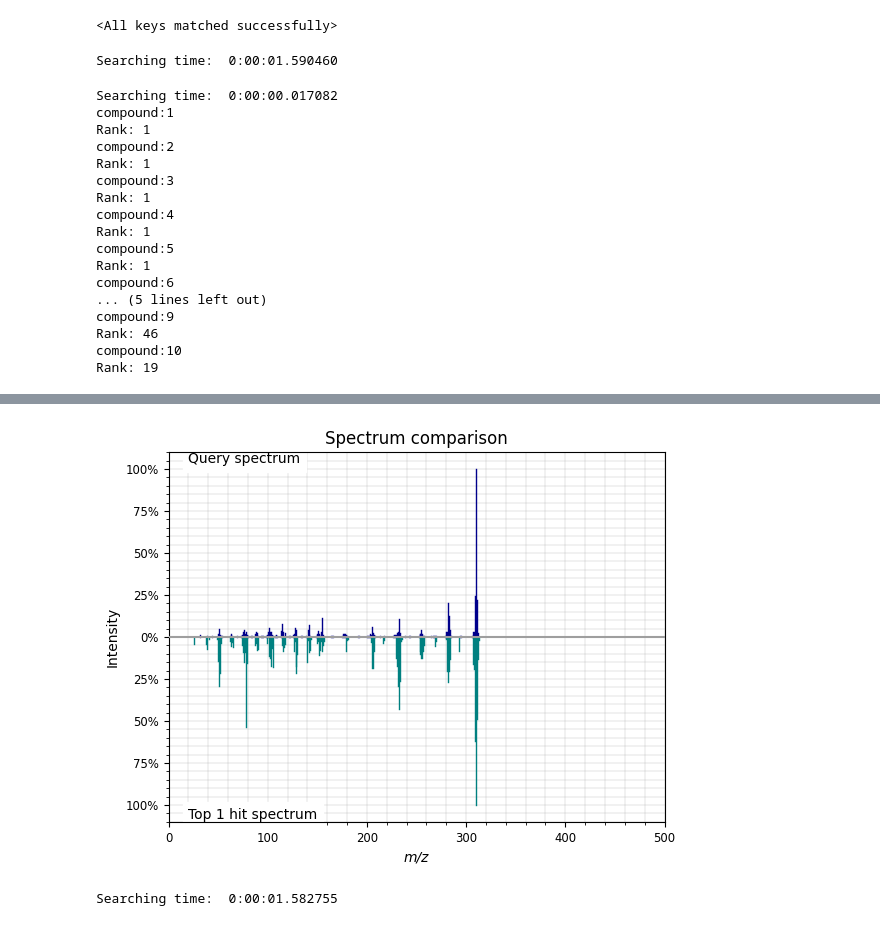
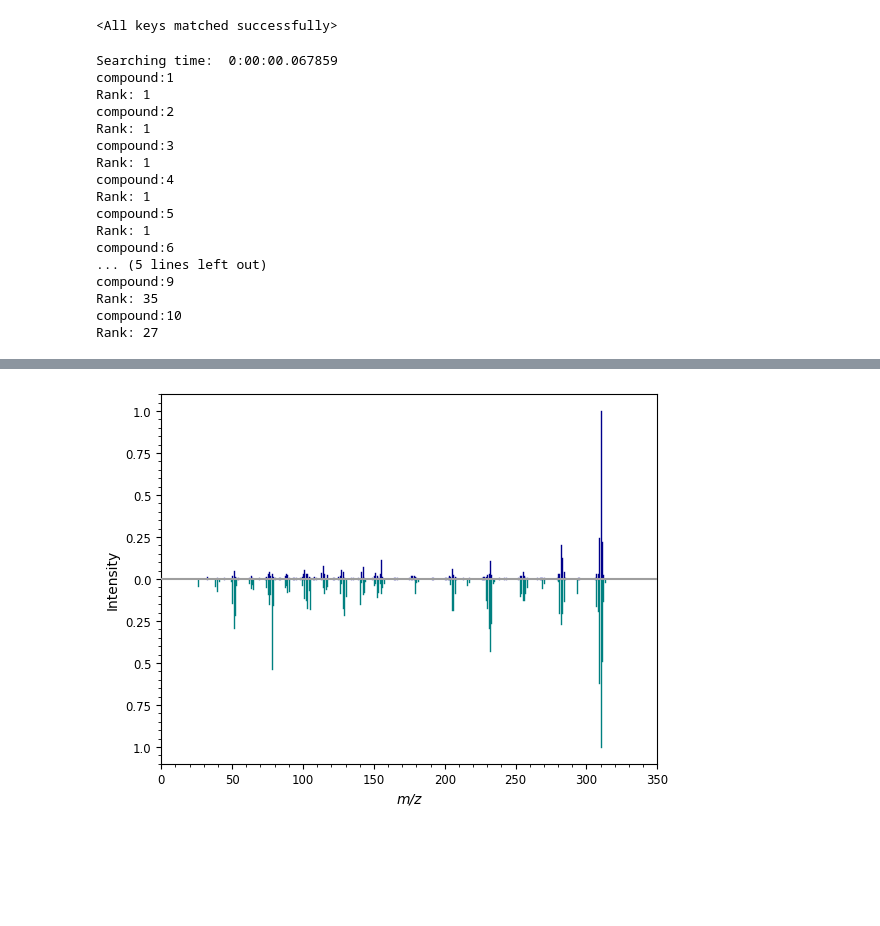
Before and after one commit to LiuBurger/EI-MS2VEC, a Jupyter notebook: picture/extra10.ipynb, the cells around one changed output, grey strips where cells are left out. Cells and saved outputs as stored; diff of their text form; code cells hidden in the pictures; blank space fills up the shorter version.

Commit message:
plotting

```diff
--- a/picture/extra10.ipynb
+++ b/picture/extra10.ipynb
@@ -39,7 +34,7 @@ mols_test = pt.load('./data/mine/test_11499.pt')
 print(len(mols_test))
 mols_test_rep = pt.load('./data/mine/test_11499_rep.pt')
 print(len(mols_test_rep))
-mols_all = pt.load('./data/mine/mols_all.pt')
+mols_all = pt.load('./data/mine/mols_all_inchi.pt')
 print(len(mols_all))
 extra10 = pt.load('./data/mine/extra10.pt')
 print(len(extra10))
@@ -70,18 +65,16 @@ from utils.model import Spec2Emb
 
 gpu=6
 model = Spec2Emb().to(gpu)
-model.load_state_dict(pt.load('./model/mass_before_ft_p0.4_epoch2.pth', map_location='cpu'))
+model.load_state_dict(pt.load('./model/mass_ft_p0.4_epoch2.pth', map_location='cpu'))
 # %% [output]
 <All keys matched successfully>
 # %%
-from utils.data import gen_embeddings, build_idx
+from utils.tools import gen_embeddings, build_idx
 
 embs_lib = gen_embeddings(model, loader_lib, gpu, power=0.4)
-embs_test = gen_embeddings(model, loader_test, gpu, power=0.4)
+# embs_test = gen_embeddings(model, loader_test, gpu, power=0.4)
 embs_10 = gen_embeddings(model, loader_extra10, gpu, power=0.4)
-I, Dis = build_idx(embs_lib, embs_test, gpu)
+# I, Dis = build_idx(embs_lib, embs_test, gpu)
-# %% [output]
-Searching time:  0:00:01.590460
 # %%
 from copy import deepcopy
 
@@ -101,7 +94,7 @@ for i in range(len(I_10)):
             print('Rank:', j+1)
             break
 # %% [output]
-Searching time:  0:00:00.017082
+Searching time:  0:00:00.067859
 compound:1
 Rank: 1
 compound:2
@@ -115,9 +108,9 @@ Rank: 1
 compound:6
 ... (5 lines left out)
 compound:9
-Rank: 46
+Rank: 35
 compound:10
-Rank: 19
+Rank: 27
 # %%
 from rdkit import Chem
 from rdkit.Chem import Draw
@@ -131,17 +325,7 @@ Draw.MolsToGridImage([Chem.MolFromSmiles(s) for s in candidate_smi9], molsPerRow
 # %%
-from matchms.plotting import plot_spectrum, plot_spectra_mirror
-import matplotlib.pyplot as plt
-
-
 fig = plt.figure()
 ax = fig.add_subplot()
-extra10[8].set('compound_name', 'Query spectrum')
-candidate_mols9[0].set('compound_name', 'Top 1 hit spectrum')
-ax = plot_spectra_mirror(extra10[8], candidate_mols9[0], ax=ax, max_mz=400.0)
+ax = plot_spectra_mirror(extra10[8], candidate_mols9[0],ax=ax,  grid=False, max_mz=350.0)
 fig.savefig('./picture/spec comp.svg', format='svg', dpi=500)
 # %% [output]
-[figure, old version]
+[figure, new version]
-# %%
-I_mass, Dis_mass = build_idx(embs_lib_mass, embs_test_mass, gpu)
-# %% [output]
-Searching time:  0:00:01.582755
```
Also changed, not shown: parts of 4 cells of this notebook, 5 other files.
